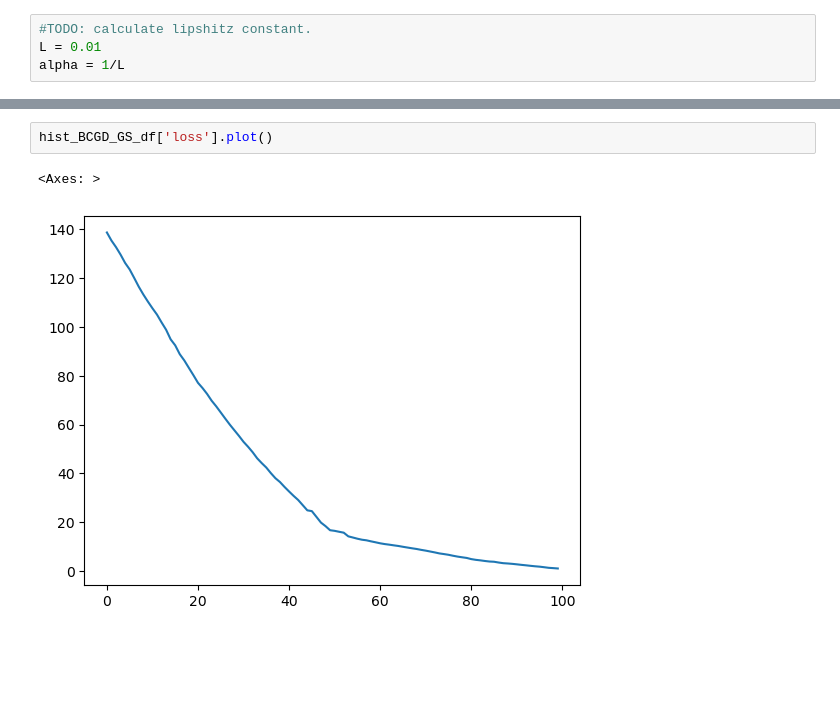
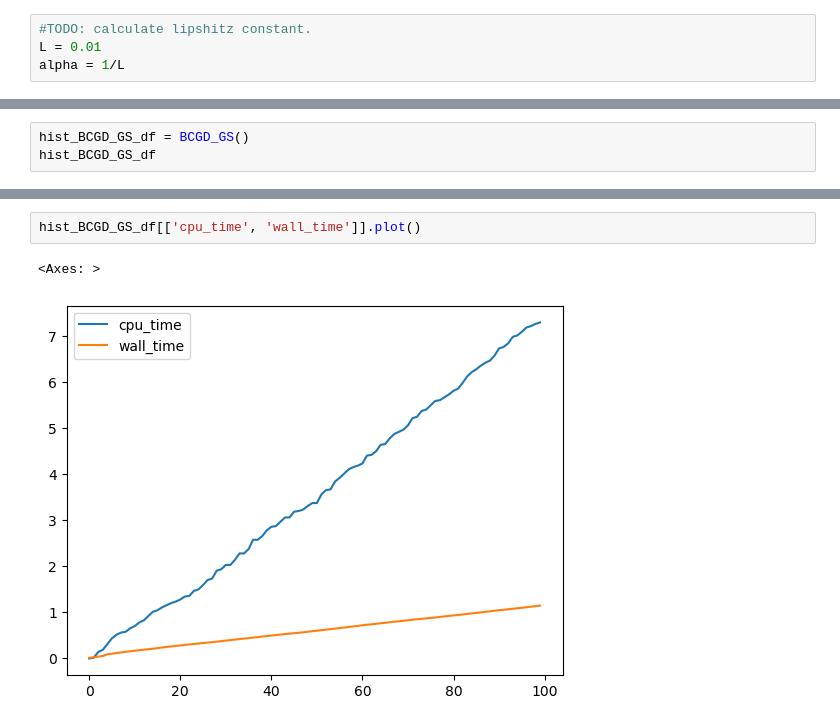
Before and after one commit to Aiecco/BCGD-methods, a Jupyter notebook: HW scratch.ipynb, the cells around one changed output, grey strips where cells are left out. Cells and saved outputs as stored; diff of their text form; blank space fills up the shorter version.

```diff
--- a/HW scratch.ipynb
+++ b/HW scratch.ipynb
@@ -202,0 +221,3 @@ def BCGD_GS():
+# %%
+hist_BCGD_GS_df = BCGD_GS()
+hist_BCGD_GS_df
@@ -203,5 +243,5 @@ def BCGD_GS():
 # %%
-hist_BCGD_GS_df['loss'].plot()
+hist_BCGD_GS_df[['cpu_time', 'wall_time']].plot()
 # %% [output]
 <Axes: >
-[figure, old version]
+[figure, new version]
```
Also changed, not shown: parts of 4 cells of this notebook.
